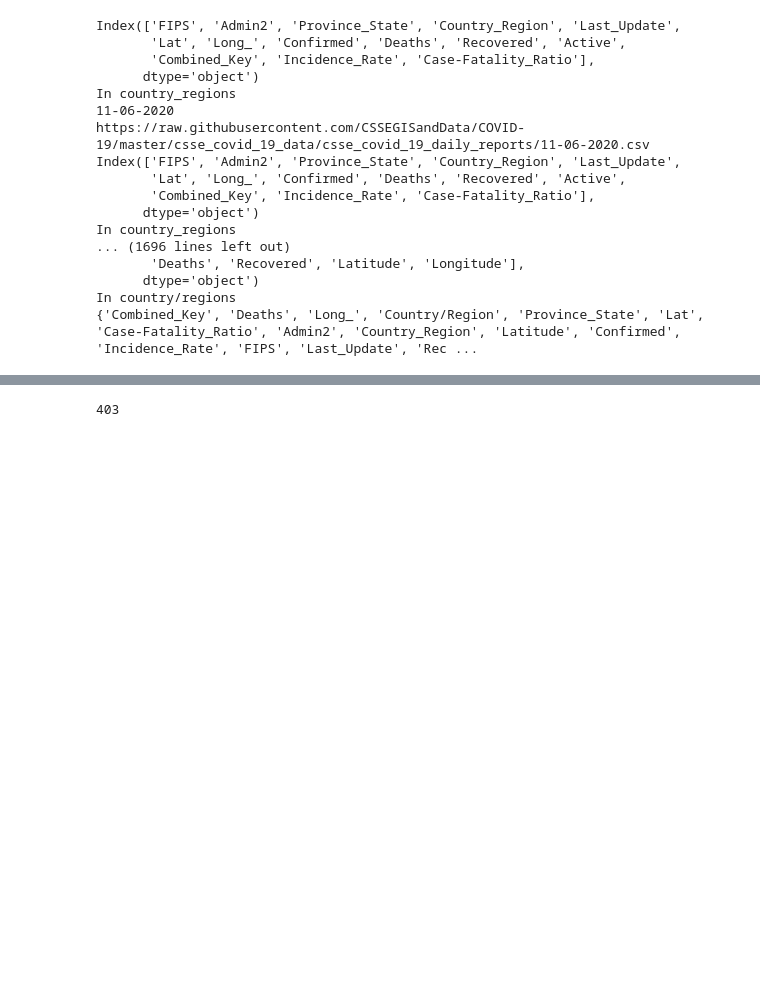
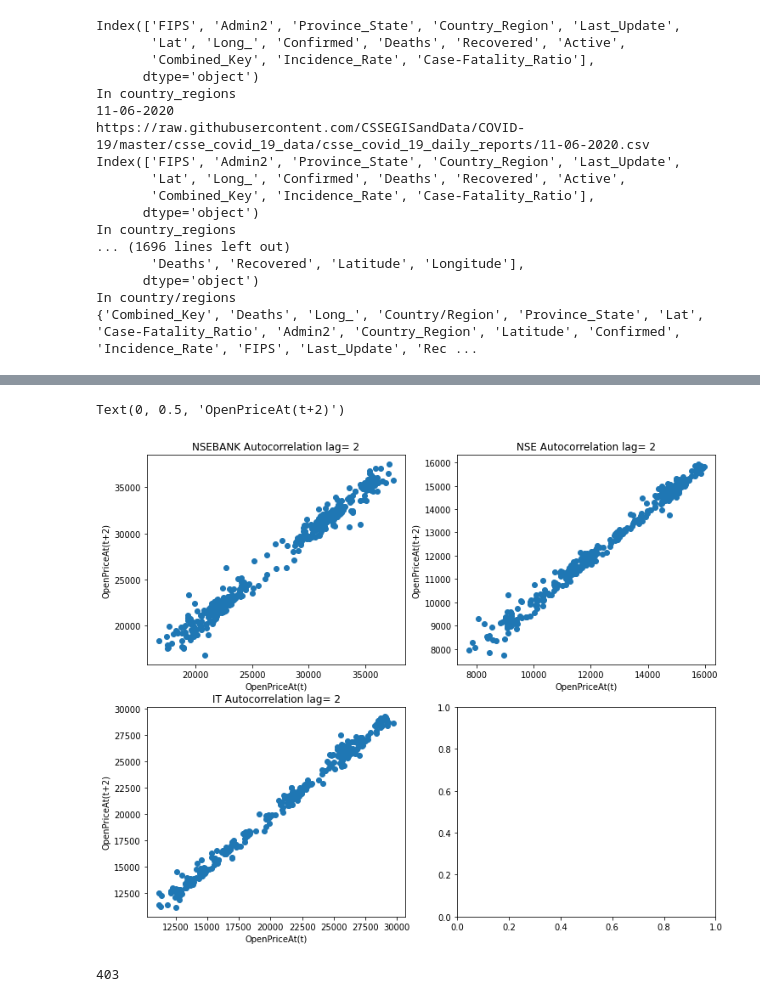
Before and after one commit to imamitsehgal/ThesisLJMU, a Jupyter notebook: ThesisProject.ipynb, the cells around one changed output, grey strips where cells are left out. Drawn from its saved outputs; the diff is of its cells as text; code cells hidden in the pictures; blank space fills up the shorter version.

```diff
--- a/ThesisProject.ipynb
+++ b/ThesisProject.ipynb
@@ -281,0 +267,9 @@ df.head()
+# %%
+nsebankdf = pd.read_csv('./ticker_data/^NSEBANK_2021-07-18.csv')
+#nsebankdf.head()
+nsedf = pd.read_csv('./ticker_data/^NSEI_2021-07-18.csv')
+#nsedf.head()
+cnxitdf = pd.read_csv('./ticker_data/^CNXIT_2021-07-18.csv')
+cnxitdf.head()
+realtydf = pd.read_csv('./ticker_data/^CNXREALTY_2021-07-18.csv')
+realtydf.head()
@@ -289,3 +291,27 @@ Text(0.5, 1.0, 'NIFTY50 Autocorrelation plot with lag= 3')
+# %%
+figure, axis = plt.subplots(2, 2,figsize=(12,10))
+
+axis[0][0].scatter(nsebankdf['Open'],nsebankdf['Open'].shift(2))
+axis[0][0].set_title('NSEBANK Autocorrelation lag= 2')
+#plt.title('NIFTY50 Autocorrelation plot with lag= 1')
+axis[0][0].set_xlabel('OpenPriceAt(t)')
+axis[0][0].set_ylabel('OpenPriceAt(t+2)')
+
+axis[0][1].scatter(nsedf['Open'],nsedf['Open'].shift(2))
+axis[0][1].set_title('NSE Autocorrelation lag= 2')
+#plt.title('NIFTY50 Autocorrelation plot with lag= 1')
+axis[0][1].set_xlabel('OpenPriceAt(t)')
+axis[0][1].set_ylabel('OpenPriceAt(t+2)')
+
+
+axis[1][0].scatter(cnxitdf['Open'],cnxitdf['Open'].shift(2))
+axis[1][0].set_title('IT Autocorrelation lag= 2')
+#plt.title('NIFTY50 Autocorrelation plot with lag= 1')
+axis[1][0].set_xlabel('OpenPriceAt(t)')
+axis[1][0].set_ylabel('OpenPriceAt(t+2)')
+# %% [output]
+Text(0, 0.5, 'OpenPriceAt(t+2)')
+[figure, added]
 # %%
 len(df['Close'])
 # %% [output]
```
Also changed, not shown: parts of 6 cells of this notebook, 1 other file.
